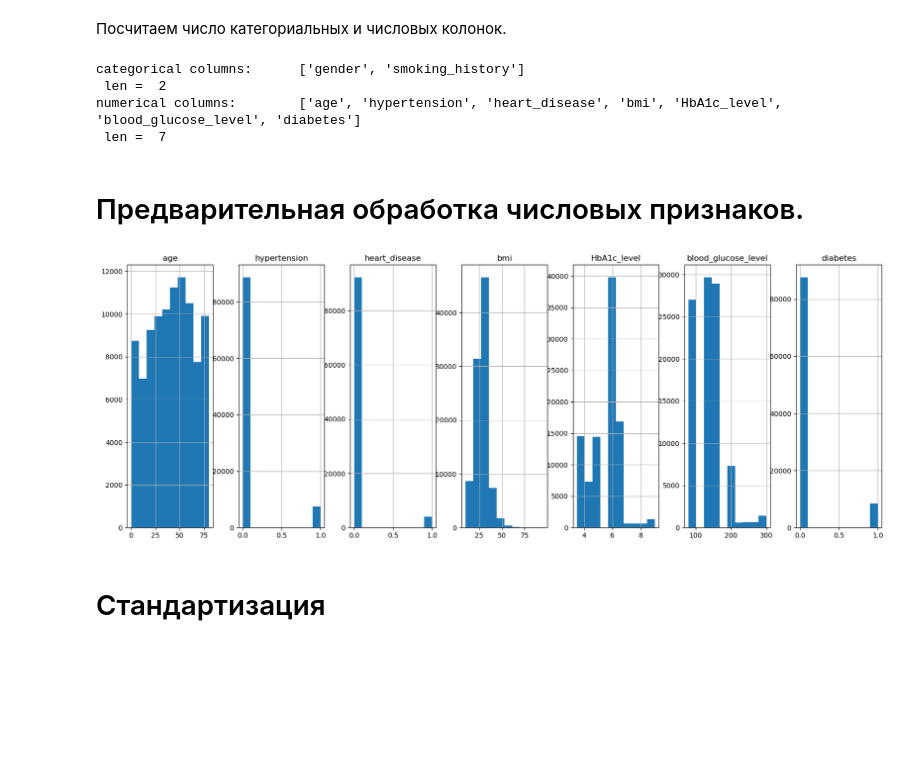
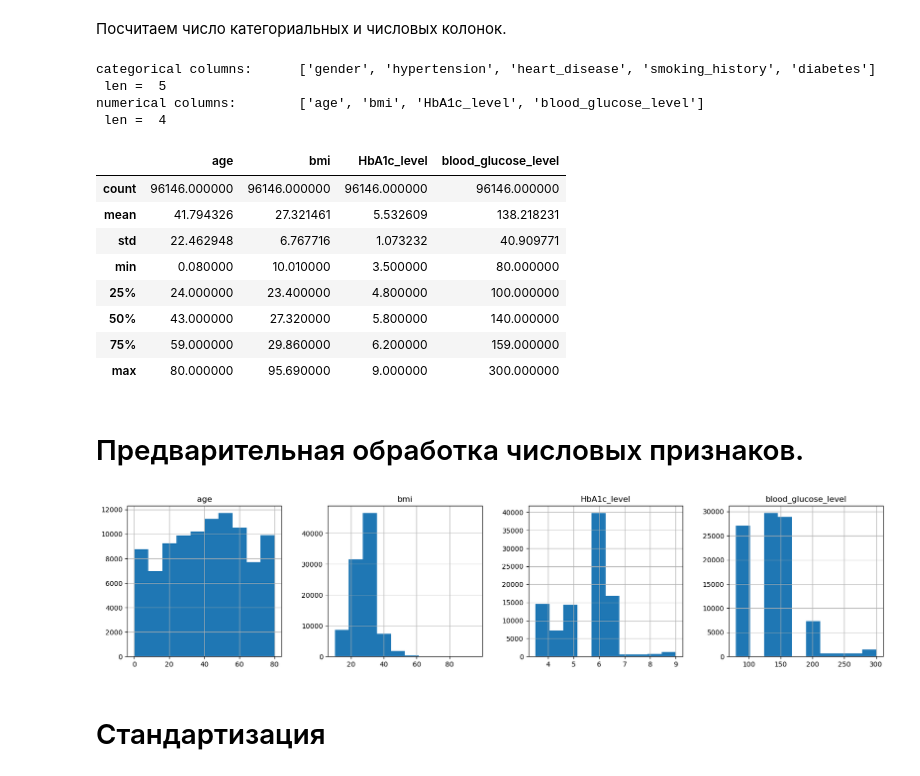
Before and after one commit to synrocka/Diabetes-Prediction, a Jupyter notebook: main.ipynb, the cells around one changed output. Drawn from its saved outputs; the diff is of its cells as text; code cells hidden in the pictures; blank space fills up the shorter version.

Commit message:
Edit main.ipynb (Convert binary to bool, reset)

```diff
--- a/main.ipynb
+++ b/main.ipynb
@@ -83,7 +83,7 @@ cat_columns = []
 num_columns = []
 
 for column_name in df.columns:
-    if (df[column_name].dtypes in [object, bool]):
+    if ((df[column_name].dtypes == object) or (df[column_name].dtypes == bool)):
         cat_columns +=[column_name]
     else:
         num_columns +=[column_name]
@@ -92,18 +92,30 @@ print('categorical columns:\t ',cat_columns, '\n len = ',len(cat_columns))
 
 print('numerical columns:\t ',  num_columns, '\n len = ',len(num_columns))
 # %% [output]
-categorical columns:      ['gender', 'smoking_history']
- len =  2
-numerical columns:        ['age', 'hypertension', 'heart_disease', 'bmi', 'HbA1c_level', 'blood_glucose_level', 'diabetes']
- len =  7
+categorical columns:      ['gender', 'hypertension', 'heart_disease', 'smoking_history', 'diabetes']
+ len =  5
+numerical columns:        ['age', 'bmi', 'HbA1c_level', 'blood_glucose_level']
+ len =  4
+# %%
+df[num_columns].describe()
+# %% [output]
+|  | age | bmi | HbA1c_level | blood_glucose_level |
+| count | 96146.000000 | 96146.000000 | 96146.000000 | 96146.000000 |
+| mean | 41.794326 | 27.321461 | 5.532609 | 138.218231 |
+| std | 22.462948 | 6.767716 | 1.073232 | 40.909771 |
+| min | 0.080000 | 10.010000 | 3.500000 | 80.000000 |
+| 25% | 24.000000 | 23.400000 | 4.800000 | 100.000000 |
+| 50% | 43.000000 | 27.320000 | 5.800000 | 140.000000 |
+| 75% | 59.000000 | 29.860000 | 6.200000 | 159.000000 |
+| max | 80.000000 | 95.690000 | 9.000000 | 300.000000 |
 # %% [markdown]
 # Предварительная обработка числовых признаков.
 # %%
-fig, axs = plt.subplots(1,7,figsize=(20,  7))
+fig, axs = plt.subplots(1,4,figsize=(20,  4))
 
 df.hist(column = num_columns, ax = axs );
 # %% [output]
-[figure, old version]
+[figure, new version]
 # %% [markdown]
 # Стандартизация
 # %% [markdown]
```
Also changed, not shown: parts of 14 cells of this notebook.
